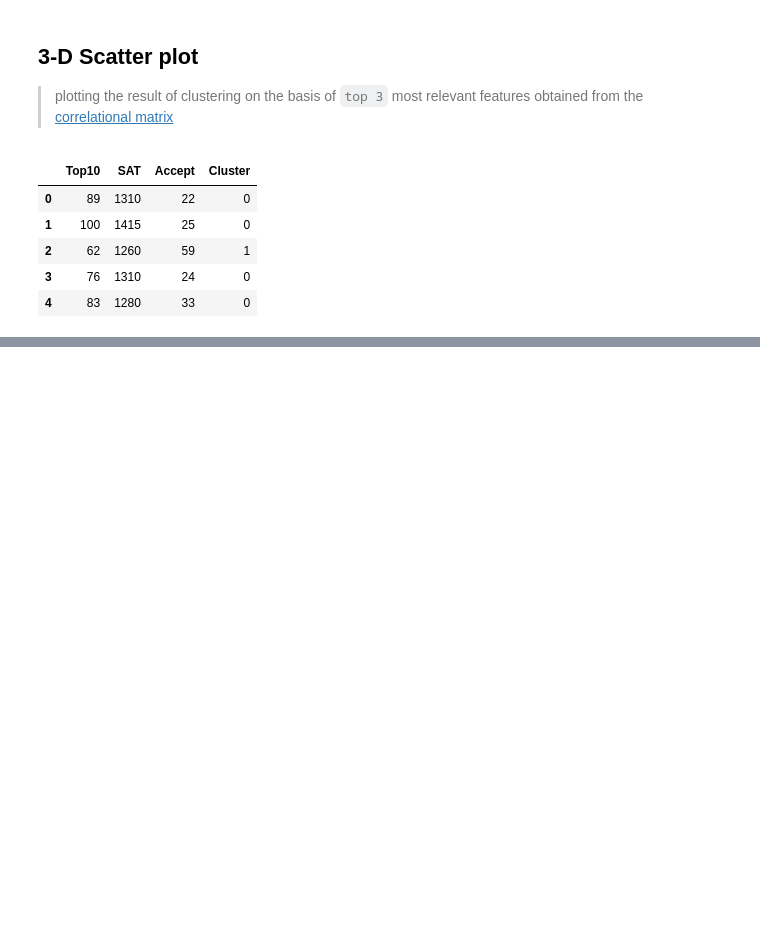
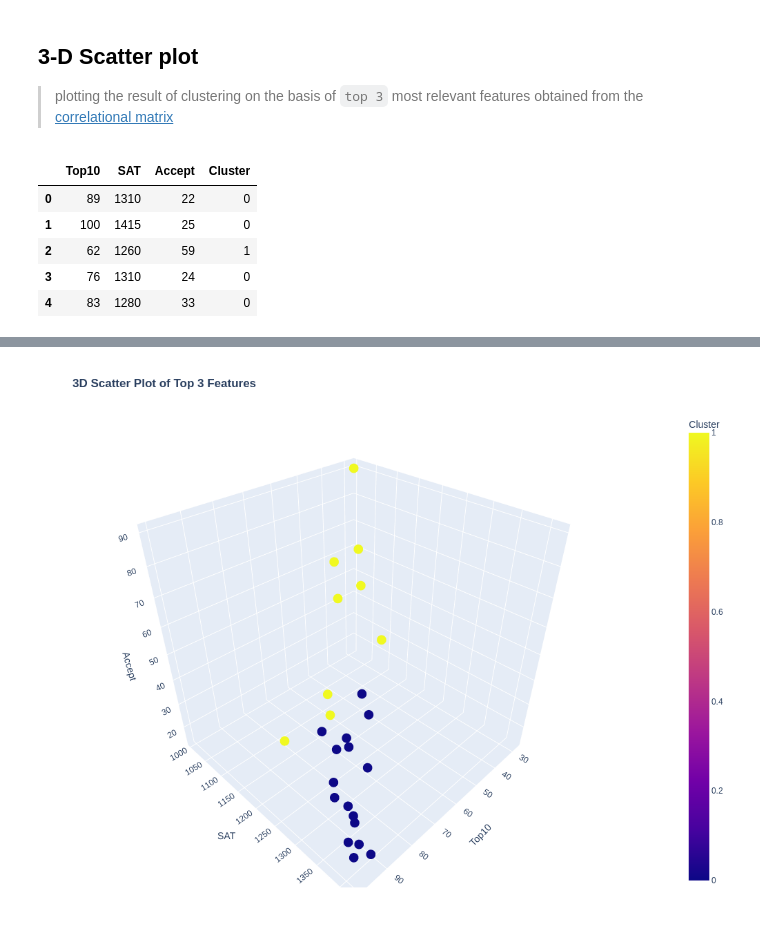
Before and after one commit to nirmit27/ds-and-ml, a Jupyter notebook: ML/KMeans_Cluster.ipynb, the cells around one changed output, grey strips where cells are left out. Cells and saved outputs as stored; diff of their text form; code cells hidden in the pictures; blank space fills up the shorter version.

```diff
--- a/ML/KMeans_Cluster.ipynb
+++ b/ML/KMeans_Cluster.ipynb
@@ -363,6 +359,8 @@ df[top_features].head()
 | 4 | 83 | 1280 | 33 | 0 |
 # %%
 data = df[top_features]
+
+fig = go.Figure()
 
 fig = px.scatter_3d(data, x='Top10', y='SAT', z='Accept',
                     color='Cluster',
@@ -373,5 +371,6 @@ fig.update_layout(
     width=1000,
     height=800)
 
-fig.show()
+fig.write_image("3d_scatter_plot.png", engine="kaleido")
+fig.show("png")
 # %% [output]
@@ -378,0 +377 @@ fig.show()
+[figure, added]
```
Also changed, not shown: parts of 5 cells of this notebook.
